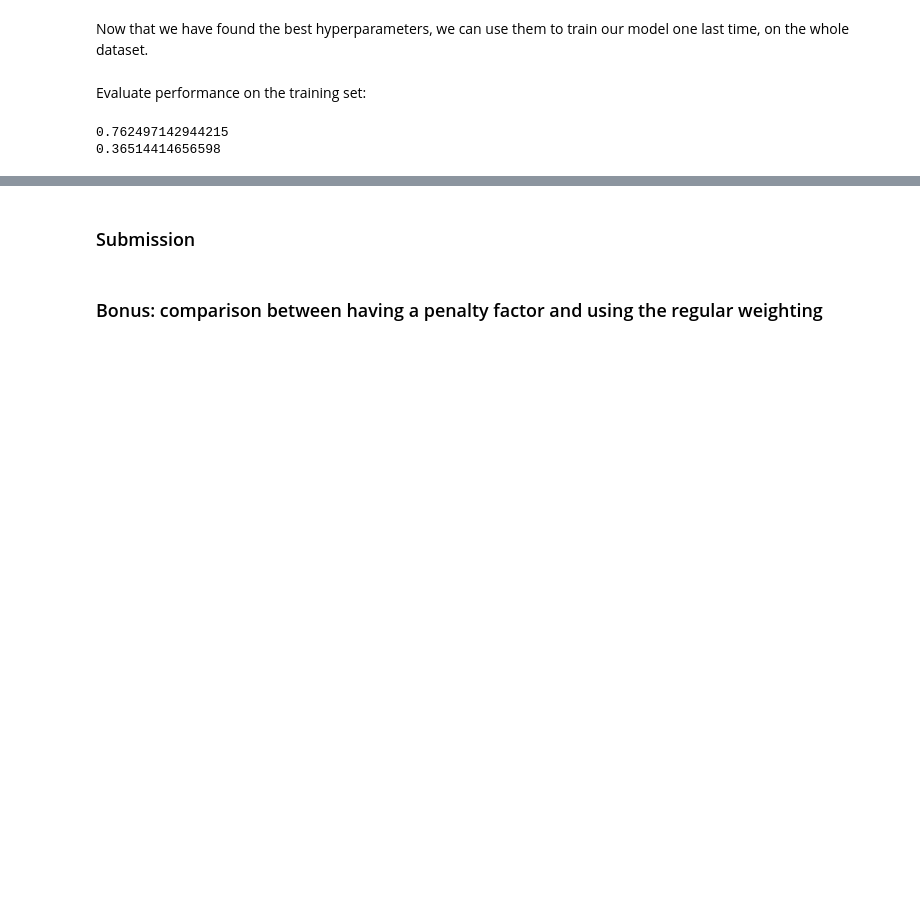
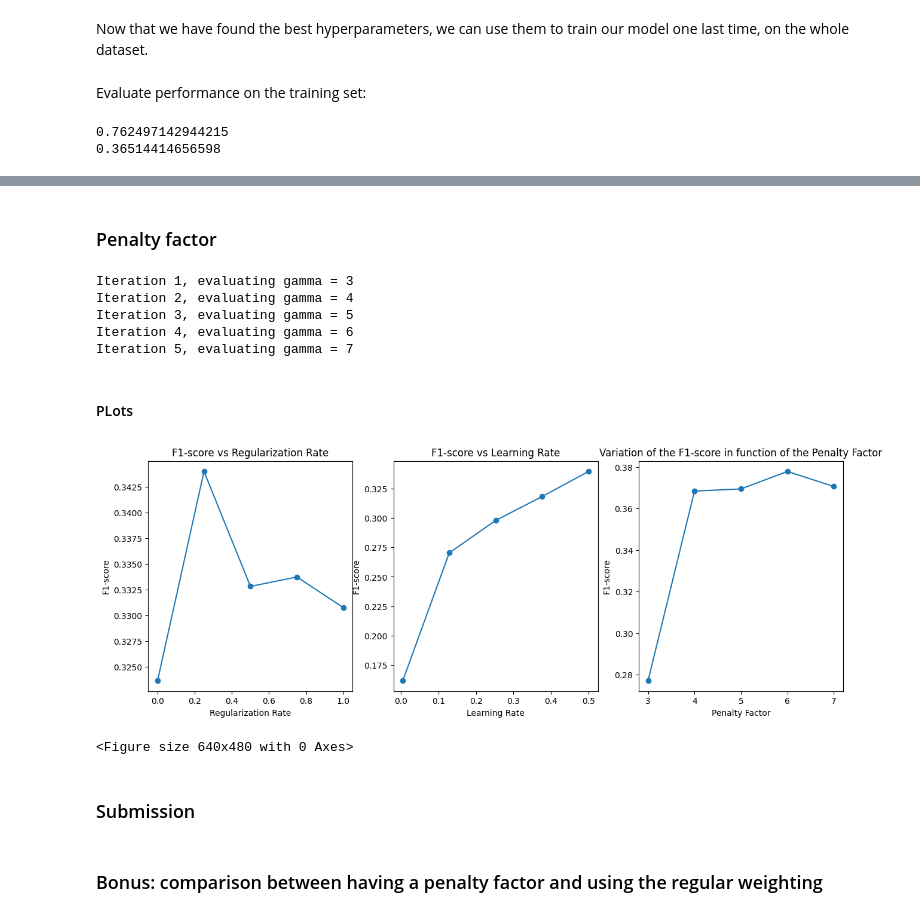
Before and after one commit to lisavandepanne/ml-project, a Jupyter notebook: SVM.ipynb, the cells around one changed output, grey strips where cells are left out. Drawn from its saved outputs; the diff is of its cells as text; code cells hidden in the pictures; blank space fills up the shorter version.

Commit message:
Added hyperparameter influence on results

```diff
--- a/SVM.ipynb
+++ b/SVM.ipynb
@@ -93,3 +157,62 @@ print(f1_score)
+# %% [markdown]
+### Penalty factor
+# %%
+k_fold = 5
+a = 0.5
+lambda_ = 0.01
+gamma = 0.01
+max_iter = int(10 / gamma)
+
+penalty_factor_liste = [3,4,5,6,7]
+results_penalty = np.zeros((len(penalty_factor_liste)))
+
+for idx, penalty_factor in enumerate(penalty_factor_liste):
+    print(f"Iteration {idx + 1}, evaluating gamma = {penalty_factor}")
+    av_f1_score, av_loss_tr, av_loss_te = cross_validation_demo(
+                        x=x_tr,
+                        y=y_tr,
+                        k_fold=k_fold,
+                        lambda_=lambda_,
+                        a=a,
+                        penalty_factor=penalty_factor,
+                        max_iters=max_iter,
+                        gamma=gamma)
+    results_penalty[idx] = av_f1_score
+# %% [output]
+Iteration 1, evaluating gamma = 3
+Iteration 2, evaluating gamma = 4
+Iteration 3, evaluating gamma = 5
+Iteration 4, evaluating gamma = 6
+Iteration 5, evaluating gamma = 7
+# %% [markdown]
+#### PLots
+# %%
+plt.figure(figsize=(15, 5))
+
+plt.subplot(1, 3, 1)
+plt.plot(np.linspace(np.min(lambda_liste), np.max(lambda_liste), len(lambda_liste)), results_lambda, marker='o')
+plt.title("F1-score vs Regularization Rate")
+plt.xlabel("Regularization Rate")
+plt.ylabel("F1-score")
+
+plt.subplot(1, 3, 2)
+plt.plot(np.linspace(np.min(gamma_liste), np.max(gamma_liste), len(gamma_liste)), results_gamma, marker='o')
+plt.title("F1-score vs Learning Rate")
+plt.xlabel("Learning Rate")
+plt.ylabel("F1-score")
+
+plt.subplot(1, 3, 3)
+plt.title("Variation of the F1-score in function of the Penalty Factor")
+plt.plot(np.linspace(np.min(penalty_factor_liste),np.max(penalty_factor_liste), len(penalty_factor_liste)), results_penalty, marker = 'o')
+plt.xlabel("Penalty Factor")
+plt.ylabel("F1-score")
+plt.show()
+
+plt.tight_layout()
+plt.show()
+# %% [output]
+[figure, added]
+<Figure size 640x480 with 0 Axes>
 # %% [markdown]
 ### Submission
 # %%
```
Also changed, not shown: parts of 6 cells of this notebook, 4 other files.
